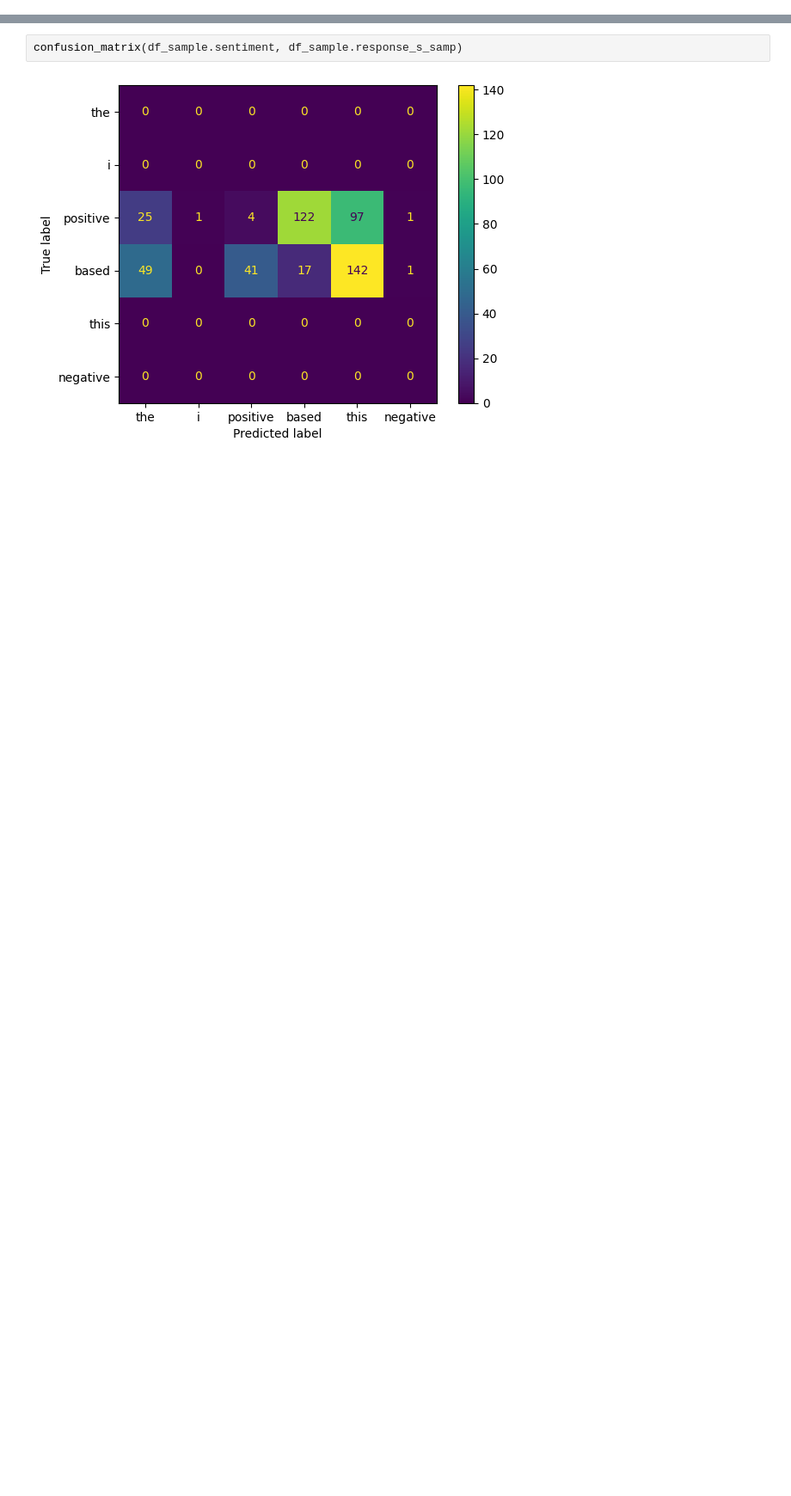
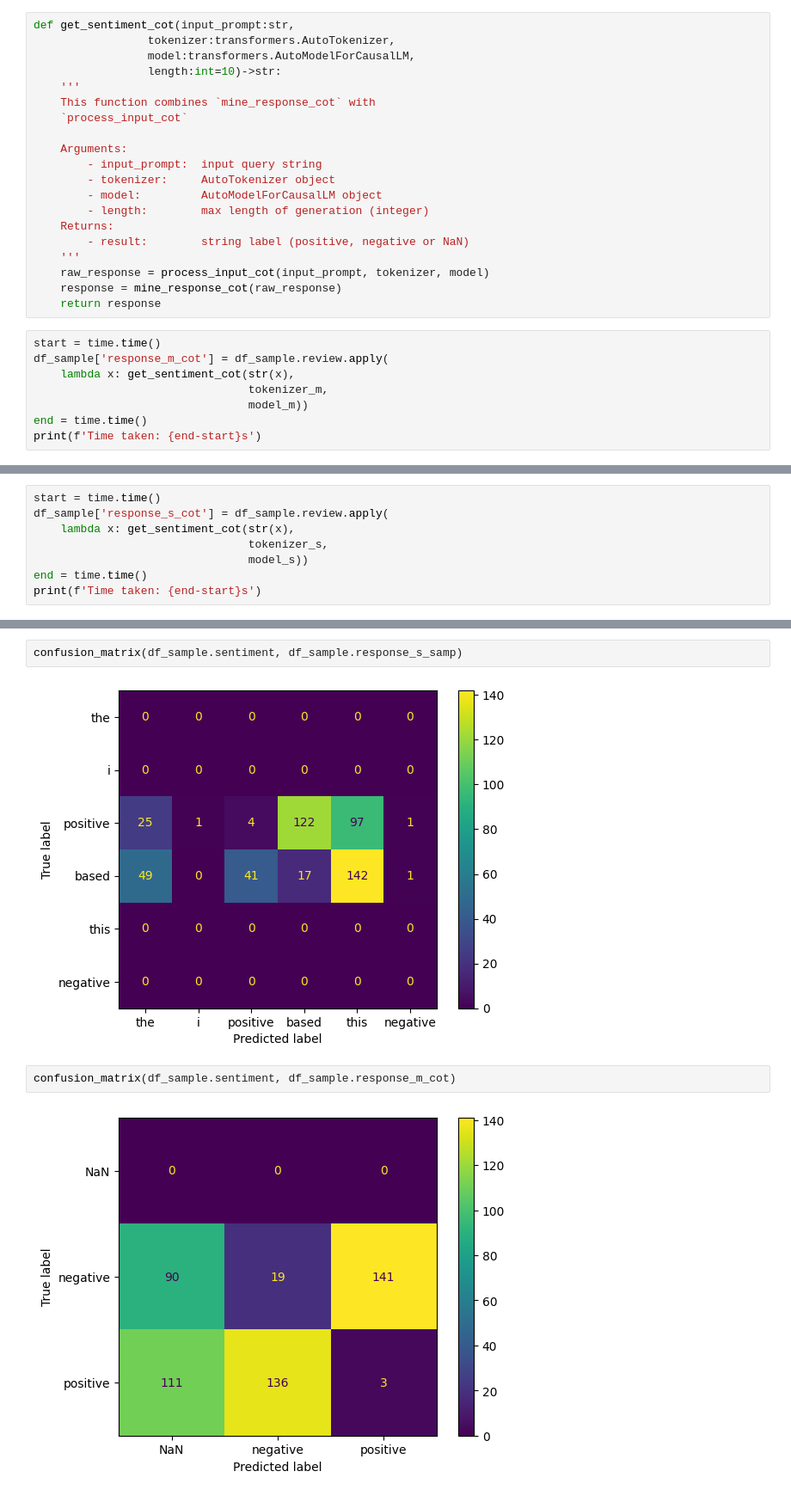
Before and after one commit to camilothorne/sentiment_analysis_w_llms, a Jupyter notebook: notebook/analysis_notebook.ipynb, the cells around one changed output, grey strips where cells are left out. Shown at 86% size. Drawn from its saved outputs; the diff is of its cells as text; blank space fills up the shorter version.

```diff
--- a/notebook/analysis_notebook.ipynb
+++ b/notebook/analysis_notebook.ipynb
@@ -895,0 +1027,28 @@ weighted avg       0.11      0.04      0.06       500
+# %%
+def get_sentiment_cot(input_prompt:str,
+                 tokenizer:transformers.AutoTokenizer,
+                 model:transformers.AutoModelForCausalLM,
+                 length:int=10)->str:
+    '''
+    This function combines `mine_response_cot` with
+    `process_input_cot`
+
+    Arguments:
+        - input_prompt:  input query string
+        - tokenizer:     AutoTokenizer object
+        - model:         AutoModelForCausalLM object
+        - length:        max length of generation (integer)
+    Returns:
+        - result:        string label (positive, negative or NaN)
+    '''
+    raw_response = process_input_cot(input_prompt, tokenizer, model)
+    response = mine_response_cot(raw_response)
+    return response
+# %%
+start = time.time()
+df_sample['response_m_cot'] = df_sample.review.apply(
+    lambda x: get_sentiment_cot(str(x),
+                                tokenizer_m,
+                                model_m))
+end = time.time()
+print(f'Time taken: {end-start}s')
@@ -895,0 +1057,8 @@ weighted avg       0.11      0.04      0.06       500
+# %%
+start = time.time()
+df_sample['response_s_cot'] = df_sample.review.apply(
+    lambda x: get_sentiment_cot(str(x),
+                                tokenizer_s,
+                                model_s))
+end = time.time()
+print(f'Time taken: {end-start}s')
@@ -962,3 +1171,7 @@ confusion_matrix(df_sample.sentiment, df_sample.response_m_samp)
 confusion_matrix(df_sample.sentiment, df_sample.response_s_samp)
 # %% [output]
 [figure]
+# %%
+confusion_matrix(df_sample.sentiment, df_sample.response_m_cot)
+# %% [output]
+[figure, added]
```
Also changed, not shown: parts of 12 cells of this notebook, 2 other files.
